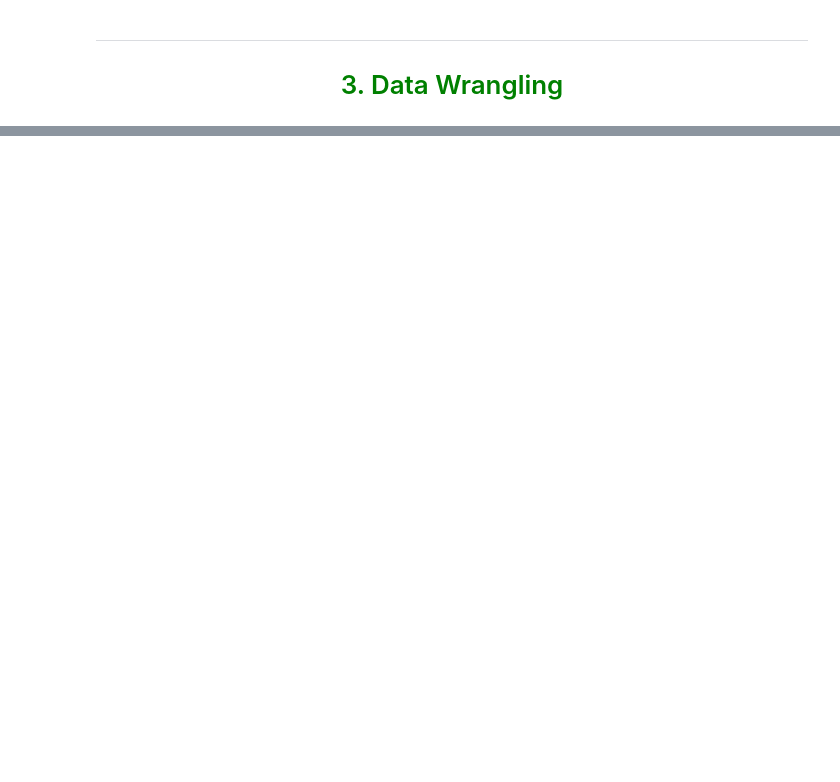
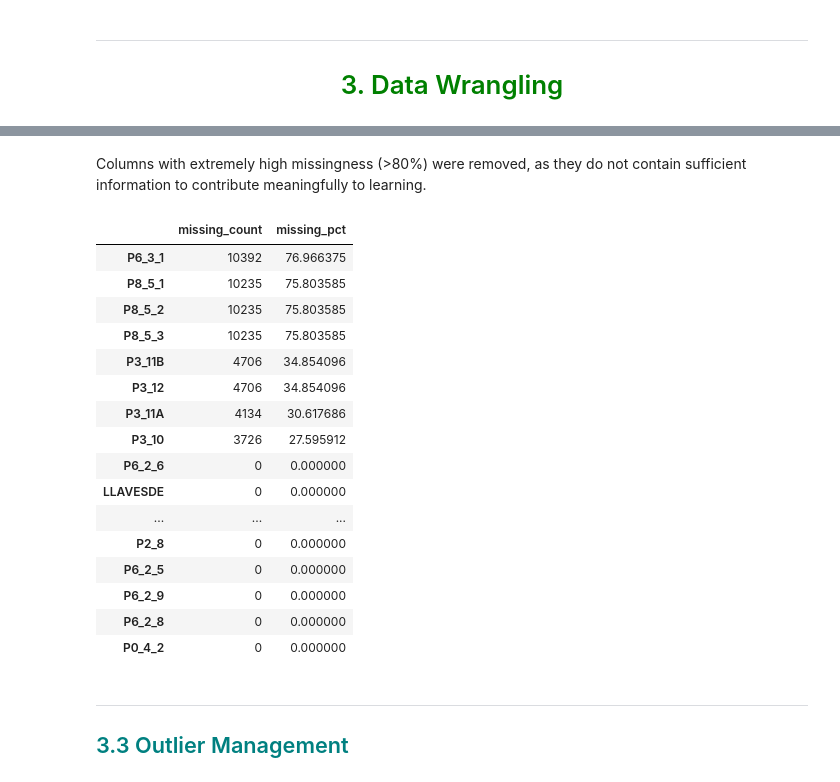
Before and after one commit to hussainu5/ML-QuAM, a Jupyter notebook: DataPreparation.ipynb, the cells around one changed output, grey strips where cells are left out. Saved outputs shown, nothing was run; the diff lists cells and outputs as text; code cells hidden in the pictures; blank space fills up the shorter version.

```diff
--- a/DataPreparation.ipynb
+++ b/DataPreparation.ipynb
@@ -599,0 +761,33 @@ Overall, these target plots confirm that repayment difficulty is relatively unco
+# %% [markdown]
+Columns with extremely high missingness (>80%) were removed, as they do not contain sufficient information to contribute meaningfully to learning.
+# %%
+# Recomputing missing summary after dropping columns
+missing_counts = df_reduced.isna().sum()
+missing_pct = (missing_counts / len(df_reduced)) * 100
+
+missing_summary = pd.DataFrame({
+    "missing_count": missing_counts,
+    "missing_pct": missing_pct}).sort_values("missing_pct", ascending=False)
+
+missing_summary.head(20)
+# %% [output]
+|  | missing_count | missing_pct |
+| P6_3_1 | 10392 | 76.966375 |
+| P8_5_1 | 10235 | 75.803585 |
+| P8_5_2 | 10235 | 75.803585 |
+| P8_5_3 | 10235 | 75.803585 |
+| P3_11B | 4706 | 34.854096 |
+| P3_12 | 4706 | 34.854096 |
+| P3_11A | 4134 | 30.617686 |
+| P3_10 | 3726 | 27.595912 |
+| P6_2_6 | 0 | 0.000000 |
+| LLAVESDE | 0 | 0.000000 |
+| ... | ... | ... |
+| P2_8 | 0 | 0.000000 |
+| P6_2_5 | 0 | 0.000000 |
+| P6_2_9 | 0 | 0.000000 |
+| P6_2_8 | 0 | 0.000000 |
+| P0_4_2 | 0 | 0.000000 |
+# %% [markdown]
+***
+## <font color='teal'> 3.3 Outlier Management </font>
```
Also changed, not shown: parts of 29 cells of this notebook.
